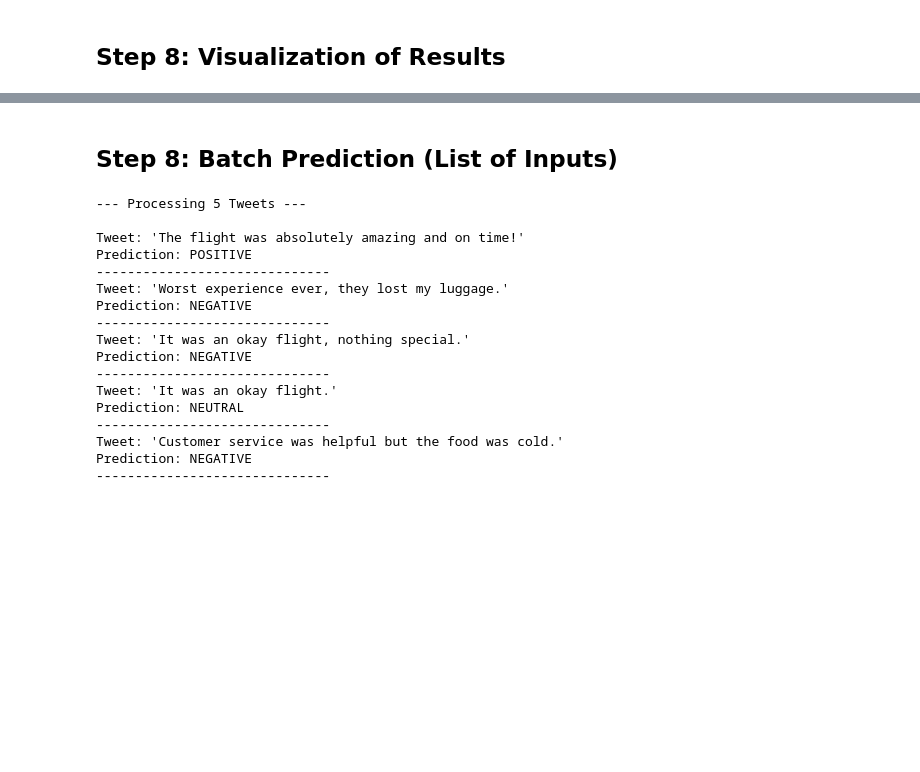
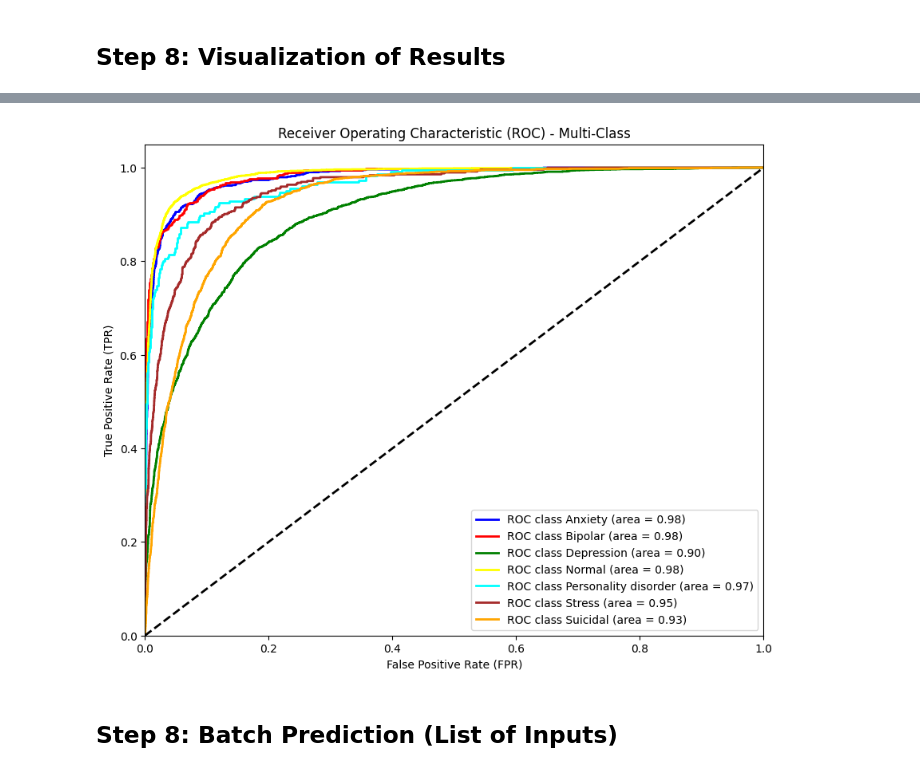
Before and after one commit to MoayadBatwa/NLP-SentimentAnalysis, a Jupyter notebook: SentimentAnalysis_NLP.ipynb, the cells around one changed output, grey strips where cells are left out. Saved outputs shown, nothing was run; the diff lists cells and outputs as text; code cells hidden in the pictures; blank space fills up the shorter version.

```diff
--- a/SentimentAnalysis_NLP.ipynb
+++ b/SentimentAnalysis_NLP.ipynb
@@ -155,44 +242,35 @@ plt.show()
+# %%
+classes = model.classes_
+y_test_bin = label_binarize(y_test, classes=classes)
+n_classes = y_test_bin.shape[1]
+
+y_score = model.predict_proba(X_test)
+
+fpr = dict()
+tpr = dict()
+roc_auc = dict()
+
+for i in range(n_classes):
+    fpr[i], tpr[i], _ = roc_curve(y_test_bin[:, i], y_score[:, i])
+    roc_auc[i] = auc(fpr[i], tpr[i])
+
+
+plt.figure(figsize=(10, 8))
+colors = cycle(['blue', 'red', 'green', 'yellow', 'cyan', 'brown', 'orange']) # Assign a color to each class
+
+for i, color in zip(range(n_classes), colors):
+    plt.plot(fpr[i], tpr[i], color=color, lw=2,
+             label=f'ROC class {classes[i]} (area = {roc_auc[i]:.2f})')
+
+plt.plot([0, 1], [0, 1], 'k--', lw=2) # Diagonal line (random guess)
+plt.xlim([0.0, 1.0])
+plt.ylim([0.0, 1.05])
+plt.xlabel('False Positive Rate (FPR)')
+plt.ylabel('True Positive Rate (TPR)')
+plt.title('Receiver Operating Characteristic (ROC) - Multi-Class')
+plt.legend(loc="lower right")
+plt.show()
+# %% [output]
+[figure, added]
 # %% [markdown]
 ## Step 8: Batch Prediction (List of Inputs)
-# %%
-def predict_batch(tweet_list):
-    print(f"\n--- Processing {len(tweet_list)} Tweets ---\n")
-
-    for text in tweet_list:
-        cleaned = clean_text(text)
-
-        vectorized = tfidf.transform([cleaned]).toarray()
-
-        prediction = model.predict(vectorized)[0]
-
-        print(f"Tweet: '{text}'")
-        print(f"Prediction: {prediction.upper()}")
-        print("-" * 30)
-
-user_inputs = [
-    "The flight was absolutely amazing and on time!",
-    "Worst experience ever, they lost my luggage.",
-    "It was an okay flight, nothing special.",
-    "It was an okay flight.",
-    "Customer service was helpful but the food was cold."
-]
-
-predict_batch(user_inputs)
-# %% [output]
---- Processing 5 Tweets ---
-
-Tweet: 'The flight was absolutely amazing and on time!'
-Prediction: POSITIVE
-------------------------------
-Tweet: 'Worst experience ever, they lost my luggage.'
-Prediction: NEGATIVE
-------------------------------
-Tweet: 'It was an okay flight, nothing special.'
-Prediction: NEGATIVE
-------------------------------
-Tweet: 'It was an okay flight.'
-Prediction: NEUTRAL
-------------------------------
-Tweet: 'Customer service was helpful but the food was cold.'
-Prediction: NEGATIVE
-------------------------------
```
Also changed, not shown: parts of 15 cells of this notebook.
